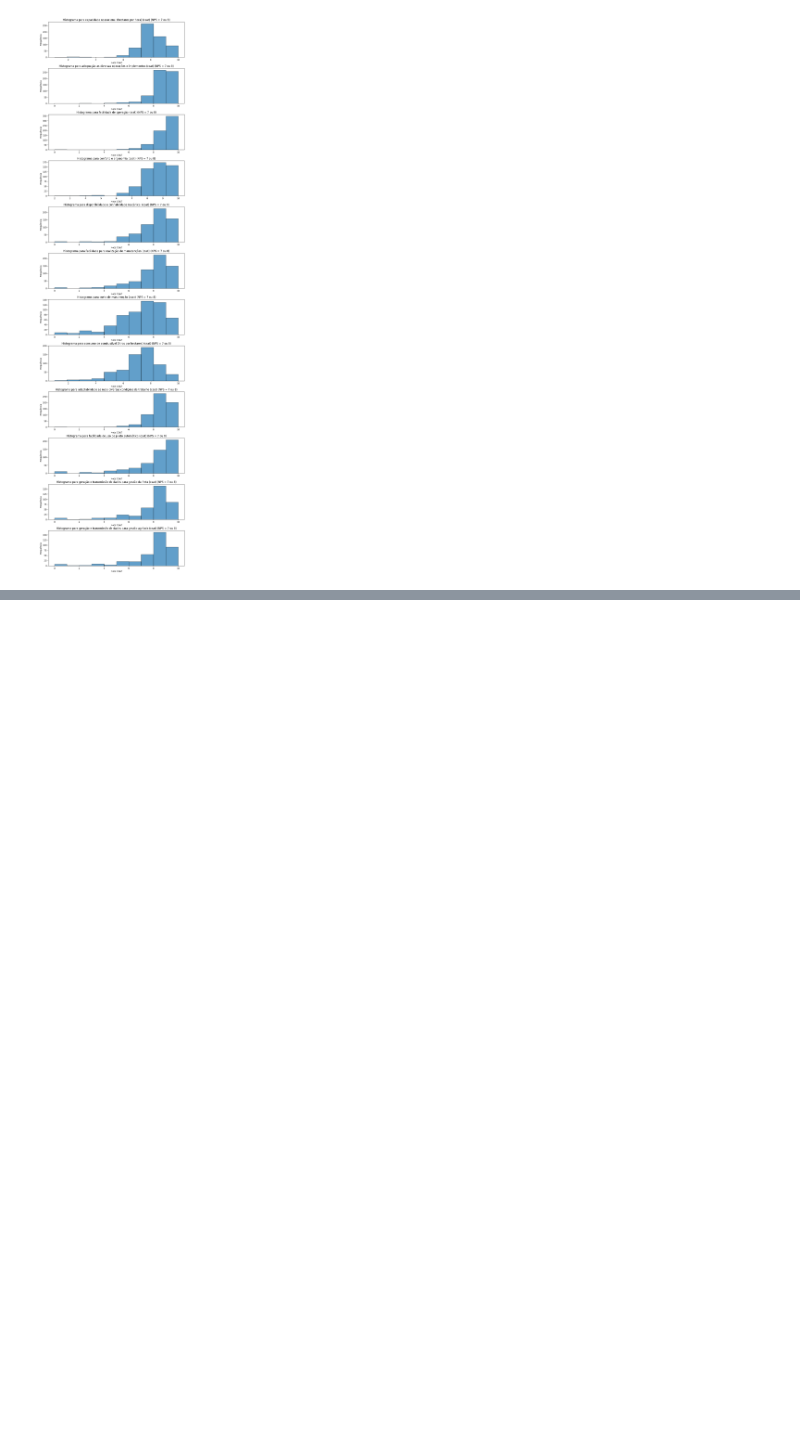
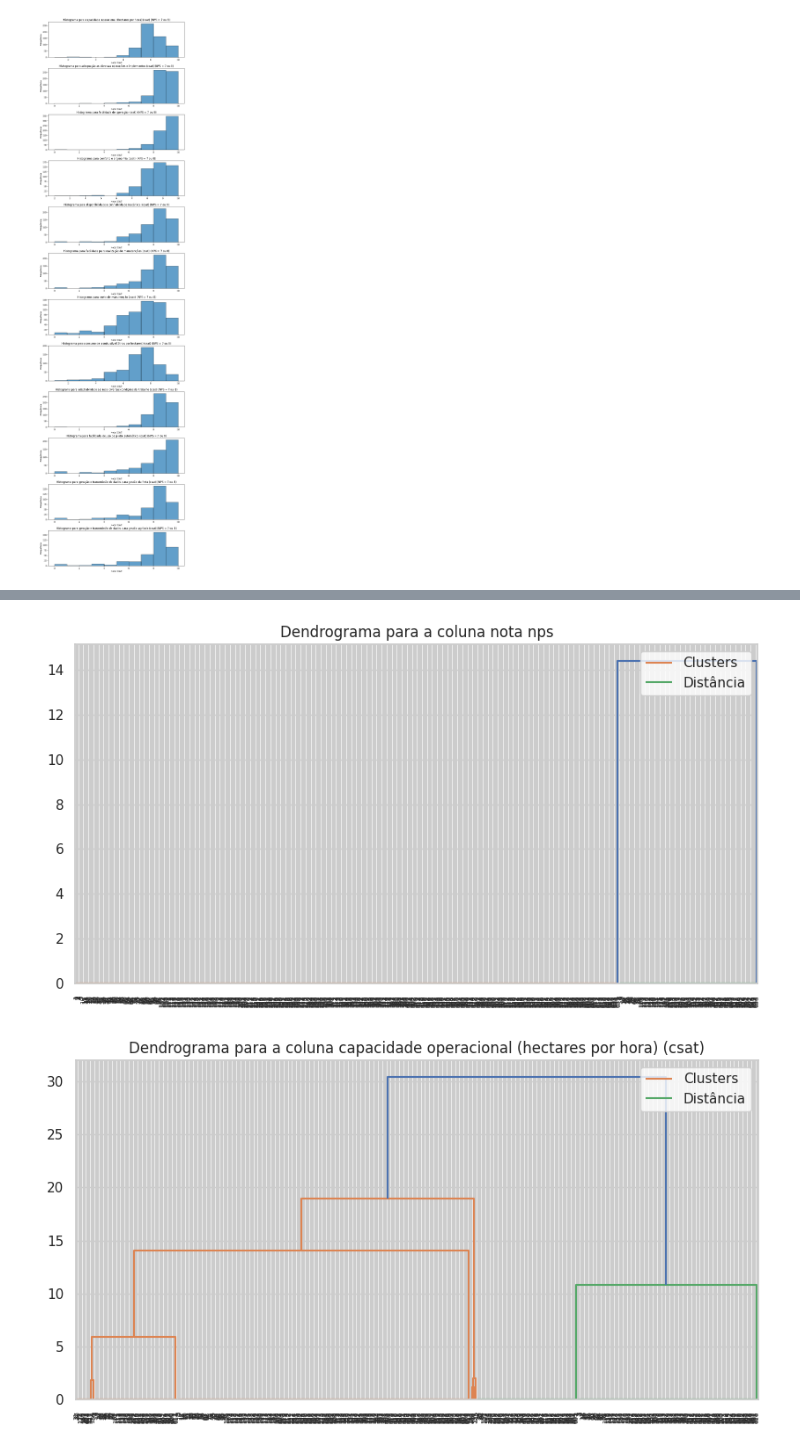
Before and after one commit to MiguelViapiana/aula-dataScience, a Jupyter notebook: histogramaCST.ipynb, the cells around one changed output, grey strips where cells are left out. Saved outputs shown, nothing was run; the diff lists cells and outputs as text; code cells hidden in the pictures; blank space fills up the shorter version.

```diff
--- a/histogramaCST.ipynb
+++ b/histogramaCST.ipynb
@@ -34,0 +131,38 @@ plt.show()
+# %%
+import pandas as pd
+from scipy.cluster.hierarchy import dendrogram, linkage
+import matplotlib.pyplot as plt
+
+# Carregar a planilha
+file_path = '/PlanilhaFiltrada.xlsx'  # Substitua pelo caminho do arquivo
+data = pd.read_excel(file_path)
+
+# Identificar colunas numéricas
+numeric_cols = data.select_dtypes(include=['float64', 'int64']).columns
+
+# Realizar agrupamento hierárquico em cada coluna numérica
+for col in numeric_cols:
+    # Remover valores nulos para o clustering
+    column_data = data[col].dropna().values.reshape(-1, 1)
+
+    # Aplicar o linkage para clustering hierárquico
+    linked = linkage(column_data, method='ward')
+
+    # Plotar o dendrograma para a coluna
+    plt.figure(figsize=(10, 5))
+    dendrogram(linked,
+               orientation='top',
+               distance_sort='descending',
+               show_leaf_counts=False)
+
+    # Adicionar título e rótulos
+    plt.title(f'Dendrograma para a coluna {col}')
+
+    # Adicionar uma legenda
+    plt.legend(['Clusters', 'Distância'], loc='best')  # Personalize conforme necessário
+
+    # Mostrar o gráfico
+    plt.show()
+# %% [output]
+[figure, added]
+[figure, added]
```
Also changed, not shown: parts of 5 cells of this notebook.
